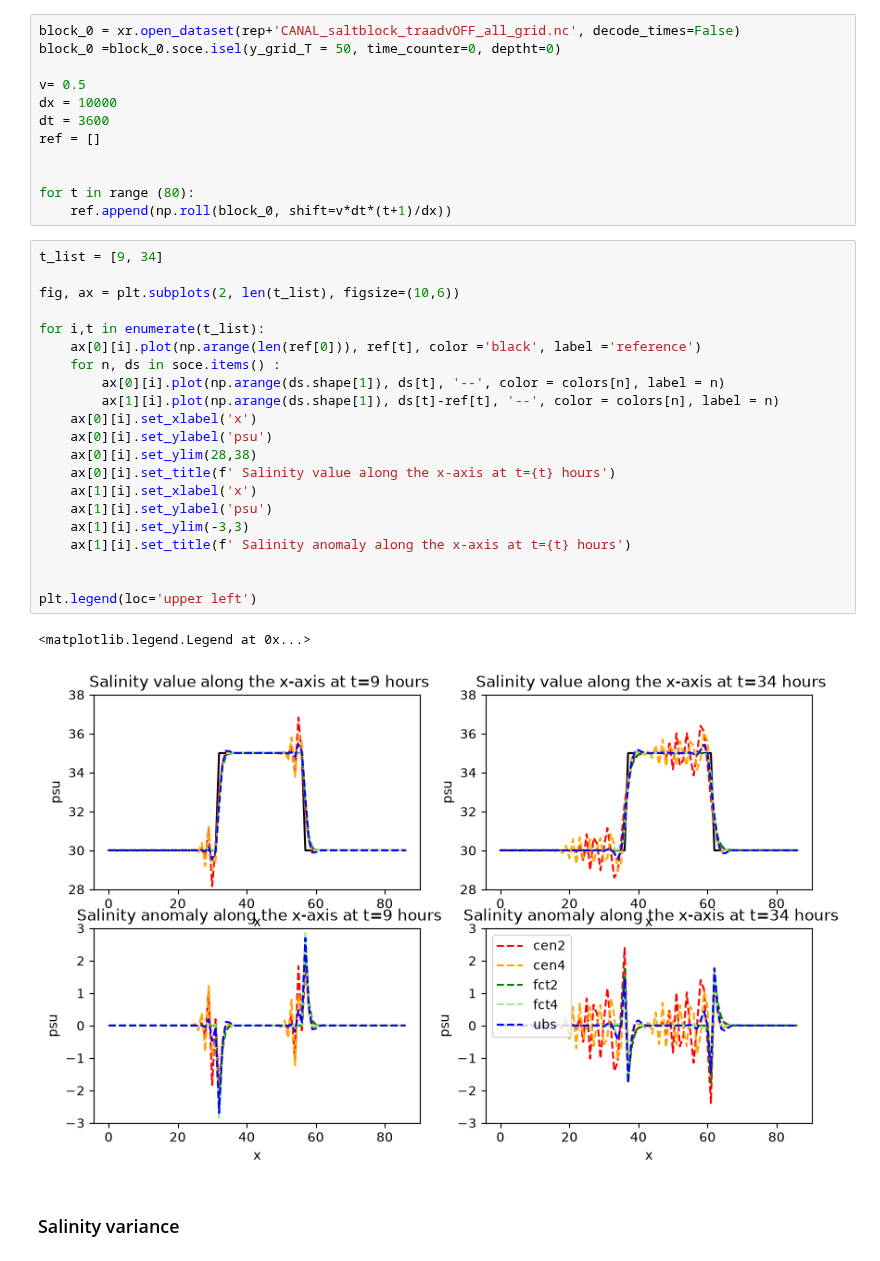
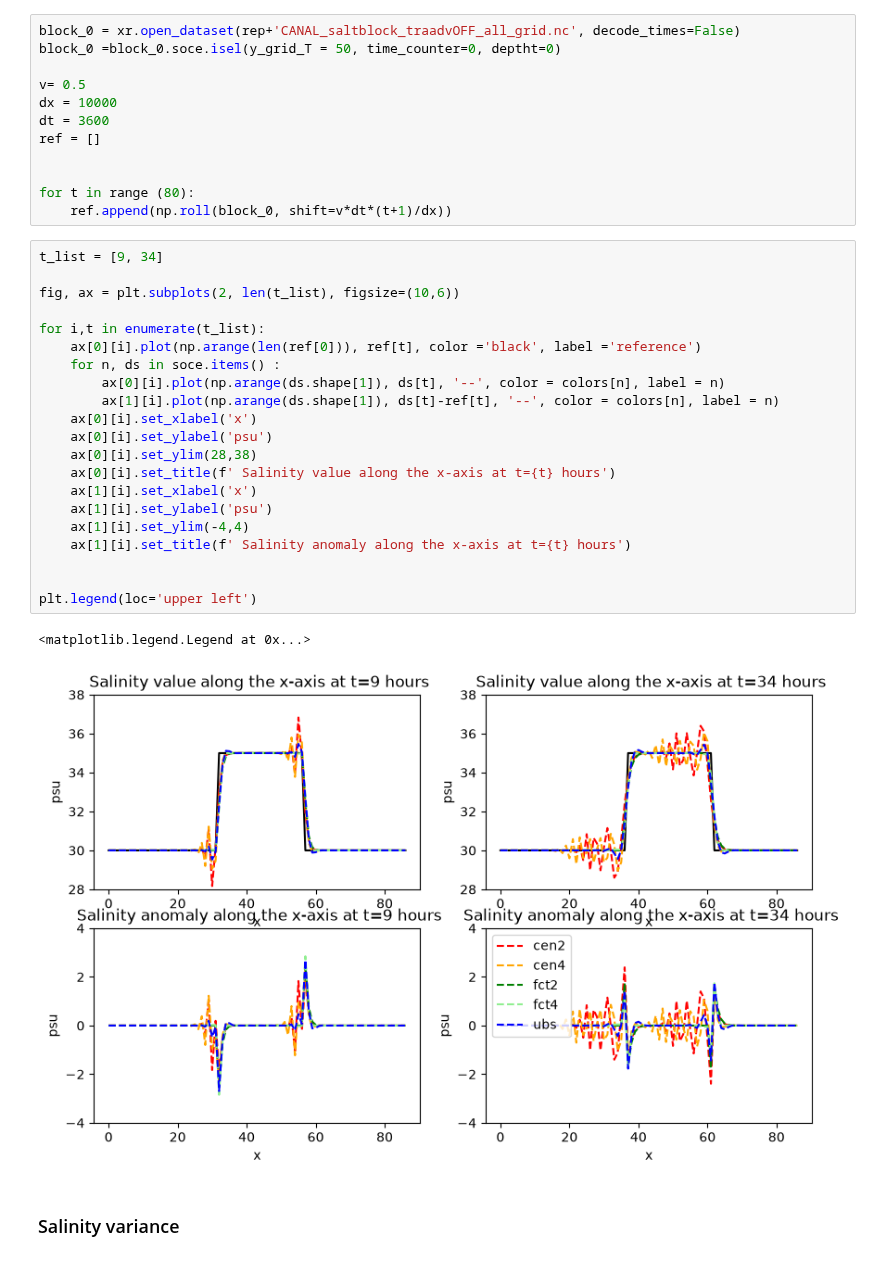
Before and after one commit to justinebuisson606/NEMO_Demonstrators, a Jupyter notebook: Demonstrator 1.ipynb, the cells around one changed output. Cells and saved outputs as stored; diff of their text form.

```diff
--- a/Demonstrator 1.ipynb
+++ b/Demonstrator 1.ipynb
@@ -361,27 +371,27 @@ for t in range (80):
 # %%
 t_list = [9, 34]
 
 fig, ax = plt.subplots(2, len(t_list), figsize=(10,6))
 
 for i,t in enumerate(t_list):
     ax[0][i].plot(np.arange(len(ref[0])), ref[t], color ='black', label ='reference')
     for n, ds in soce.items() :
         ax[0][i].plot(np.arange(ds.shape[1]), ds[t], '--', color = colors[n], label = n)
         ax[1][i].plot(np.arange(ds.shape[1]), ds[t]-ref[t], '--', color = colors[n], label = n)
     ax[0][i].set_xlabel('x')
     ax[0][i].set_ylabel('psu')
     ax[0][i].set_ylim(28,38)
     ax[0][i].set_title(f' Salinity value along the x-axis at t={t} hours')
     ax[1][i].set_xlabel('x')
     ax[1][i].set_ylabel('psu')
-    ax[1][i].set_ylim(-3,3)
+    ax[1][i].set_ylim(-4,4)
     ax[1][i].set_title(f' Salinity anomaly along the x-axis at t={t} hours')
 
 
 plt.legend(loc='upper left')
 # %% [output]
 <matplotlib.legend.Legend at 0x...>
-[figure, old version]
+[figure, new version]
 # %% [markdown]
 ### Salinity variance
 # %%
```
Also changed, not shown: parts of 9 cells of this notebook, 6 other files.
